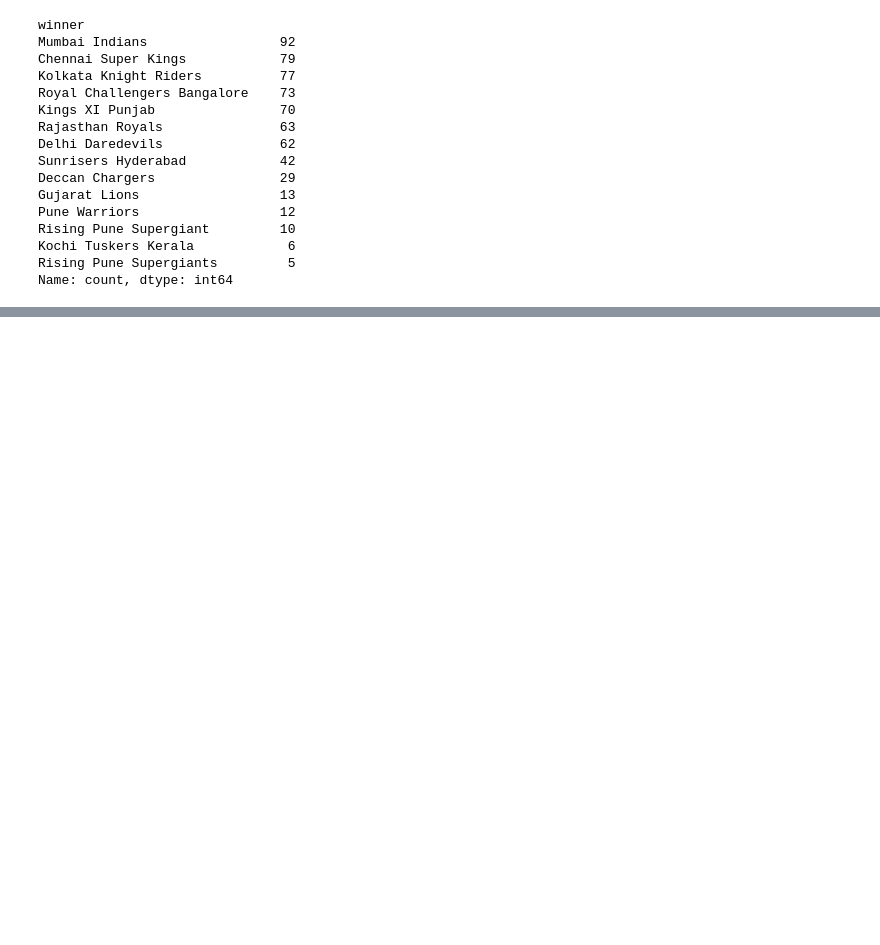
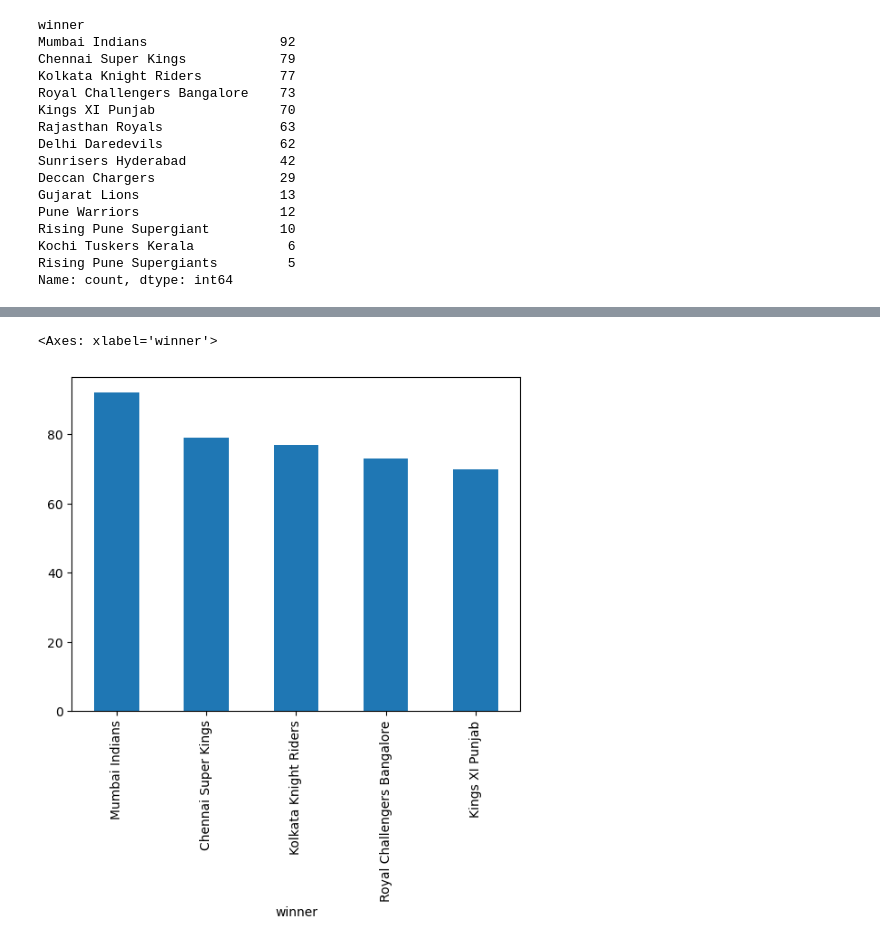
Before and after one commit to himanshisrestha/Numpy, a Jupyter notebook: IPL analysis (1).ipynb, the cells around one changed output, grey strips where cells are left out. Drawn from its saved outputs; the diff is of its cells as text; code cells hidden in the pictures; blank space fills up the shorter version.

```diff
--- a/IPL analysis (1).ipynb
+++ b/IPL analysis (1).ipynb
@@ -370,0 +380,7 @@ Name: count, dtype: int64
+# %%
+# for example you just need to plot graph fot top 5 teams
+
+data['winner'].value_counts().head().plot(kind='bar')
+# %% [output]
+<Axes: xlabel='winner'>
+[figure, added]
```
Also changed, not shown: parts of 29 cells of this notebook.
